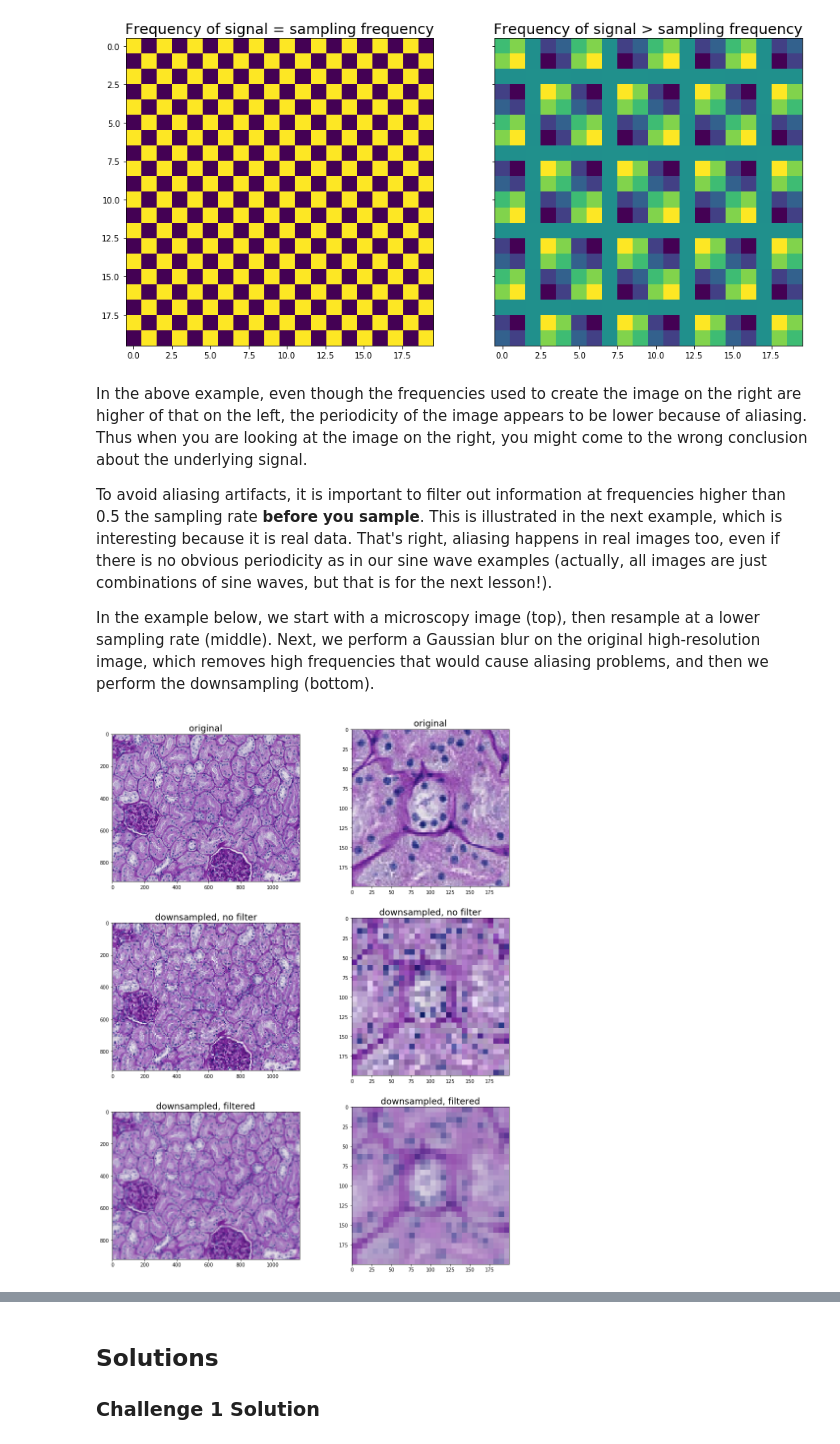
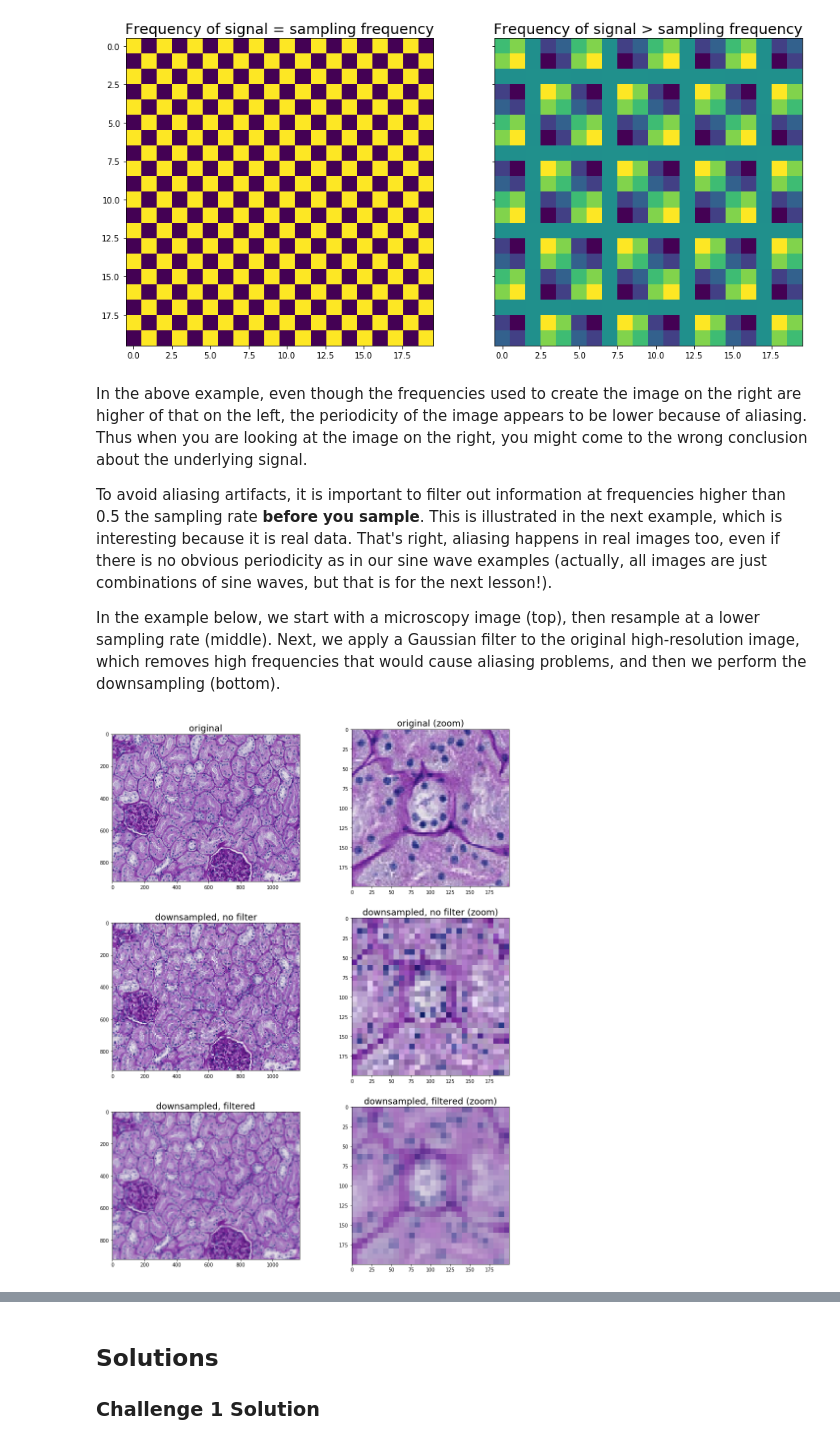
Before and after one commit to TheJacksonLaboratory/images-as-signals, a Jupyter notebook: lessons/1-Sampling_Theorem.ipynb, the cells around one changed output, grey strips where cells are left out. Drawn from its saved outputs; the diff is of its cells as text; code cells hidden in the pictures.

```diff
--- a/lessons/1-Sampling_Theorem.ipynb
+++ b/lessons/1-Sampling_Theorem.ipynb
@@ -464,7 +464,7 @@ In the above example, even though the frequencies used to create the image on th
 
 To avoid aliasing artifacts, it is important to filter out information at frequencies higher than 0.5 the sampling rate **before you sample**. This is illustrated in the next example, which is interesting because it is real data. That's right, aliasing happens in real images too, even if there is no obvious periodicity as in our sine wave examples (actually, all images are just combinations of sine waves, but that is for the next lesson!).
 
-In the example below, we start with a microscopy image (top), then resample at a lower sampling rate (middle). Next, we perform a Gaussian blur on the original high-resolution image, which removes high frequencies that would cause aliasing problems, and then we perform the downsampling (bottom).
+In the example below, we start with a microscopy image (top), then resample at a lower sampling rate (middle). Next, we apply a Gaussian filter to the original high-resolution image, which removes high frequencies that would cause aliasing problems, and then we perform the downsampling (bottom).
 # %%
 from skimage.transform import rescale
 from skimage.filters import gaussian
@@ -472,37 +472,37 @@ from skimage.filters import gaussian
 downsample_factor = .15
 upsample_factor = 1/downsample_factor
 
 image = io.imread('../data/bear_kidney.png')
 image2 = rescale(image, downsample_factor, order=0, anti_aliasing=False, multichannel=True)
 image2 = rescale(image2, upsample_factor, order=0, multichannel=True)
 
 sigma = (upsample_factor-1) / 2
 image_filtered = gaussian(image, sigma, multichannel=True)
 image3 = rescale(image_filtered, downsample_factor, order=0, anti_aliasing=False, multichannel=True)
 image3 = rescale(image3, upsample_factor, order=0, multichannel=True)
 
 
 # Plot
 rmin = 600
 rmax = 800
 cmin = 400
 cmax = 600
 
 fig, ax = plt.subplots(nrows=3, ncols=2, figsize=(15,20), sharey=False)
 ax[0,0].imshow(image)
 ax[0,0].set_title('original', fontdict=font)
 ax[1,0].imshow(image2)
 ax[1,0].set_title('downsampled, no filter', fontdict=font)
 ax[2,0].imshow(image3)
 ax[2,0].set_title('downsampled, filtered', fontdict=font)
 ax[0,1].imshow(image[rmin:rmax, cmin:cmax])
-ax[0,1].set_title('original', fontdict=font)
+ax[0,1].set_title('original (zoom)', fontdict=font)
 ax[1,1].imshow(image2[rmin:rmax, cmin:cmax])
-ax[1,1].set_title('downsampled, no filter', fontdict=font)
+ax[1,1].set_title('downsampled, no filter (zoom)', fontdict=font)
 ax[2,1].imshow(image3[rmin:rmax, cmin:cmax])
-ax[2,1].set_title('downsampled, filtered', fontdict=font);
+ax[2,1].set_title('downsampled, filtered (zoom)', fontdict=font);
 # %% [output]
-[figure, old version]
+[figure, new version]
 # %% [markdown]
 Notice that the unfiltered, downsampled image appears more pixelated and discontinuous. You can actually see what appear to be breaks in the dark purple intercellular regions, even though the are no breaks in the original high resolution image. Some of the dark blue pixel clusters that represent the nuclei also might look a bit strange compared to what you expect.
 
```
Also changed, not shown: parts of 6 cells of this notebook, 1 other file.
